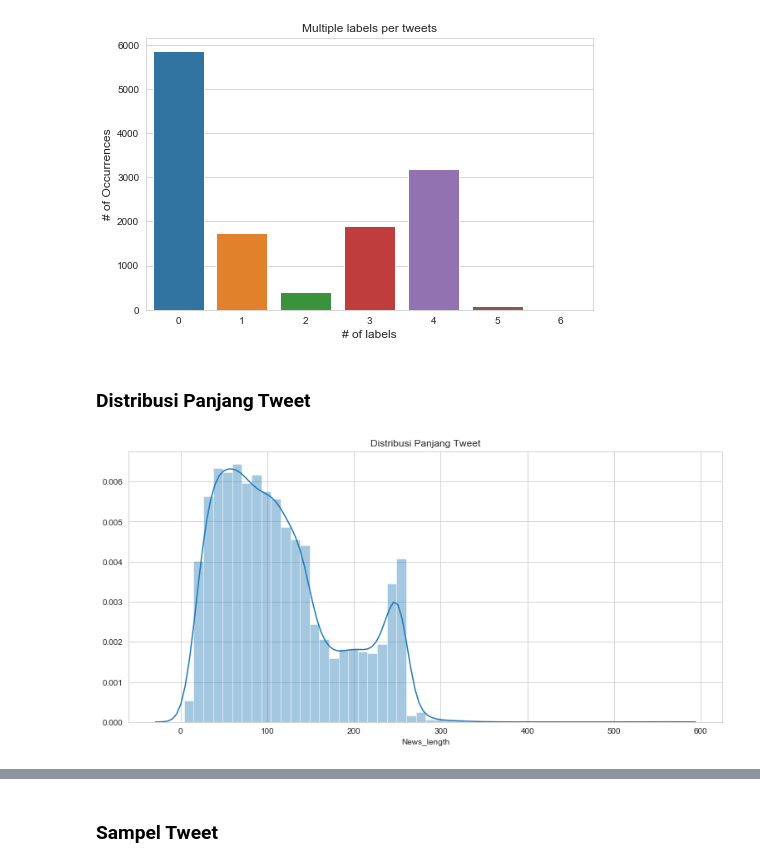
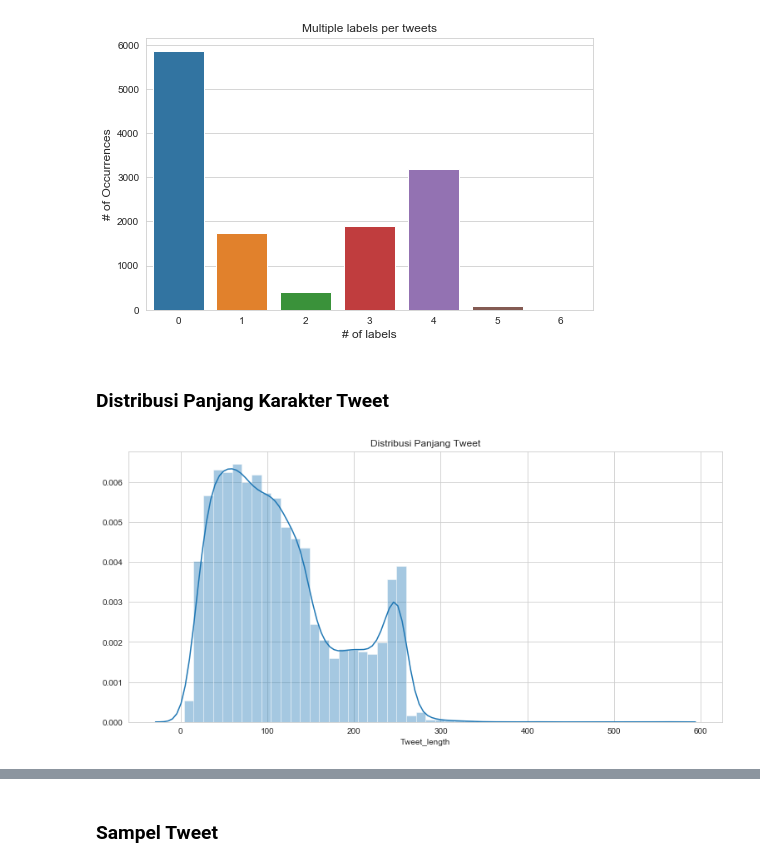
Before and after one commit to rahmatttt/Indonesian-Hate-Speech-Multilabel-Text-Classification, a Jupyter notebook: Data Analysis & Preprocessing.ipynb, the cells around one changed output, grey strips where cells are left out. Cells and saved outputs as stored; diff of their text form; code cells hidden in the pictures.

Commit message:
update data analysis

```diff
--- a/Data Analysis & Preprocessing.ipynb
+++ b/Data Analysis & Preprocessing.ipynb
@@ -70,4 +71,4 @@ plt.xlabel('# of labels', fontsize=12)
 Text(0.5, 0, '# of labels')
 [figure]
 # %% [markdown]
-### Distribusi Panjang Tweet
+### Distribusi Panjang Karakter Tweet
@@ -77,5 +75,9 @@ news_length['News_length'] = data['Tweet'].str.len()
+# %%
+data_anl = data[["Tweet"]].copy()
+# %%
+data_anl['Tweet_length'] = data_anl['Tweet'].str.len()
 # %%
 plt.figure(figsize=(12.8,6))
-sns.distplot(news_length['News_length']).set_title('Distribusi Panjang Tweet');
+sns.distplot(data_anl['Tweet_length']).set_title('Distribusi Panjang Tweet');
 # %% [output]
-[figure, old version]
+[figure, new version]
```
Also changed, not shown: parts of 34 cells of this notebook, 1 other file.
